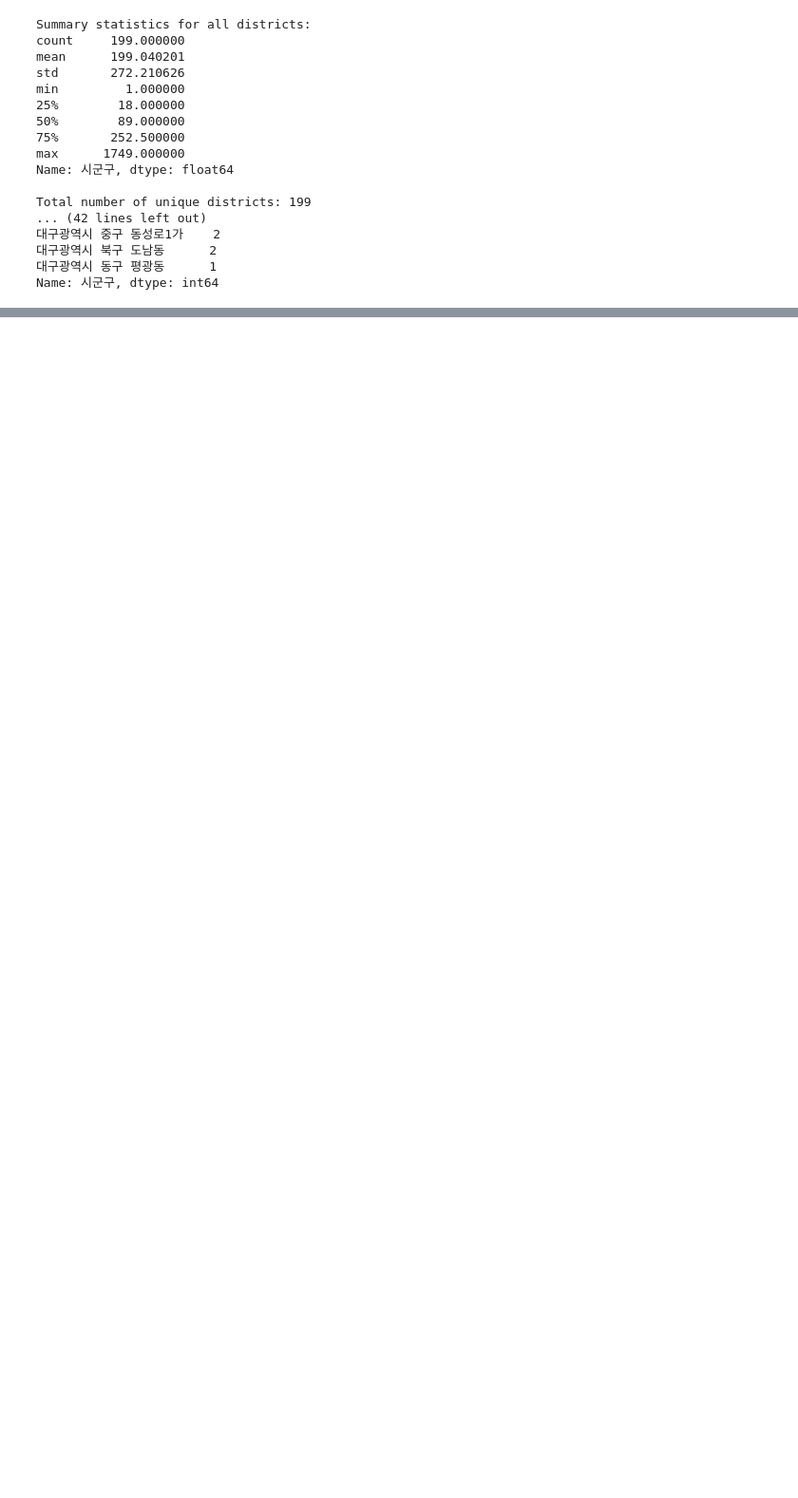
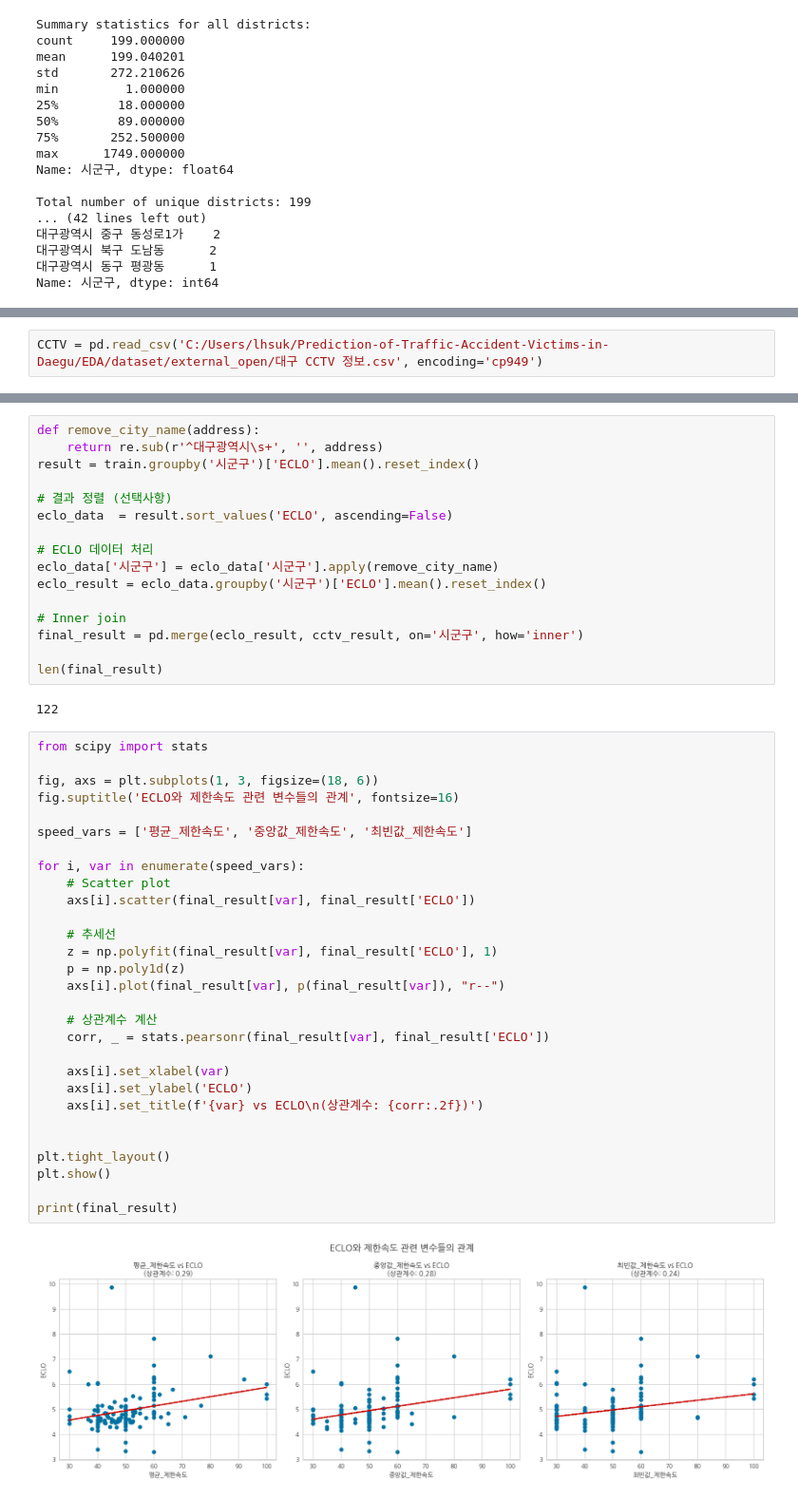
Before and after one commit to Boostcamp-AI-Tech-Recsys-team2/Prediction-of-Traffic-Accident-Victims-in-Daegu, a Jupyter notebook: EDA/EDA_geonhee.ipynb, the cells around one changed output, grey strips where cells are left out. Shown at 95% size. Drawn from its saved outputs; the diff is of its cells as text; blank space fills up the shorter version.

Commit message:
CCTV EDA

```diff
--- a/EDA/EDA_geonhee.ipynb
+++ b/EDA/EDA_geonhee.ipynb
@@ -388,0 +535,2 @@ Name: 시군구, dtype: int64
+# %%
+CCTV = pd.read_csv('C:/Users/lhsuk/Prediction-of-Traffic-Accident-Victims-in-Daegu/EDA/dataset/external_open/대구 CCTV 정보.csv', encoding='cp949')
@@ -388,0 +604,49 @@ Name: 시군구, dtype: int64
+# %%
+def remove_city_name(address):
+    return re.sub(r'^대구광역시\s+', '', address)
+result = train.groupby('시군구')['ECLO'].mean().reset_index()
+
+# 결과 정렬 (선택사항)
+eclo_data  = result.sort_values('ECLO', ascending=False)
+
+# ECLO 데이터 처리
+eclo_data['시군구'] = eclo_data['시군구'].apply(remove_city_name)
+eclo_result = eclo_data.groupby('시군구')['ECLO'].mean().reset_index()
+
+# Inner join
+final_result = pd.merge(eclo_result, cctv_result, on='시군구', how='inner')
+
+len(final_result)
+# %% [output]
+122
+# %%
+from scipy import stats
+
+fig, axs = plt.subplots(1, 3, figsize=(18, 6))
+fig.suptitle('ECLO와 제한속도 관련 변수들의 관계', fontsize=16)
+
+speed_vars = ['평균_제한속도', '중앙값_제한속도', '최빈값_제한속도']
+
+for i, var in enumerate(speed_vars):
+    # Scatter plot
+    axs[i].scatter(final_result[var], final_result['ECLO'])
+
+    # 추세선
+    z = np.polyfit(final_result[var], final_result['ECLO'], 1)
+    p = np.poly1d(z)
+    axs[i].plot(final_result[var], p(final_result[var]), "r--")
+
+    # 상관계수 계산
+    corr, _ = stats.pearsonr(final_result[var], final_result['ECLO'])
+
+    axs[i].set_xlabel(var)
+    axs[i].set_ylabel('ECLO')
+    axs[i].set_title(f'{var} vs ECLO\n(상관계수: {corr:.2f})')
+
+
+plt.tight_layout()
+plt.show()
+
+print(final_result)
+# %% [output]
+[figure, added]
```
Also changed, not shown: parts of 15 cells of this notebook, 1 other file.
